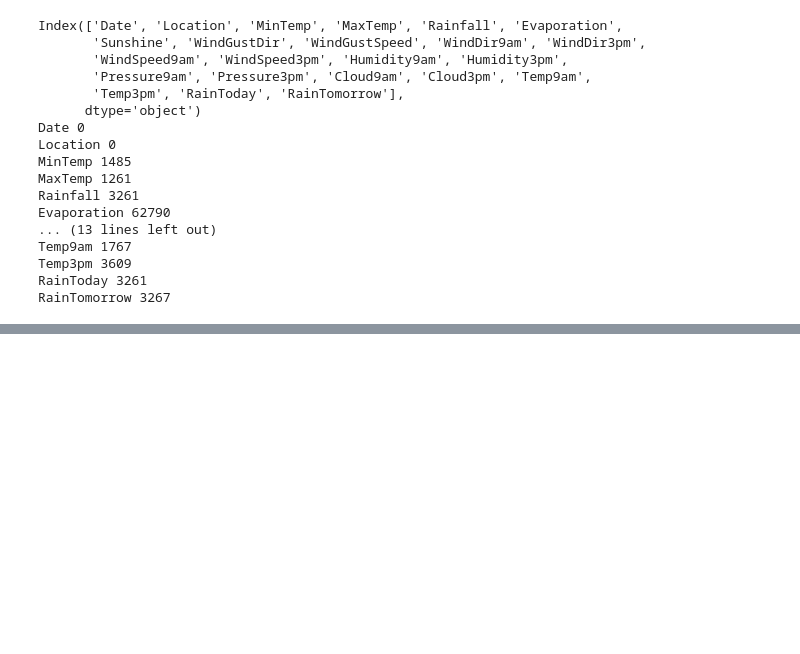
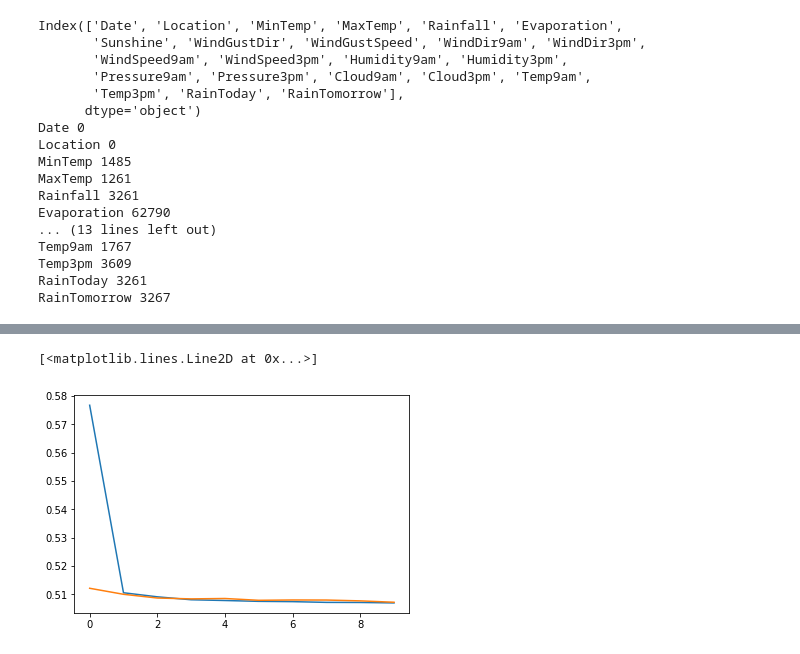
Before and after one commit to dayaniravi123/Machine-Learning-Projects, a Jupyter notebook: Rain_in_AUS.ipynb, the cells around one changed output, grey strips where cells are left out. Saved outputs shown, nothing was run; the diff lists cells and outputs as text; code cells hidden in the pictures; blank space fills up the shorter version.

Commit message:
Train logistic regression model

```diff
--- a/Rain_in_AUS.ipynb
+++ b/Rain_in_AUS.ipynb
@@ -417,0 +416,20 @@ RainTomorrow 3267
+# %%
+## Fit model on processed dataset
+X_train, X_test, y_train, y_test = train_test_split(df.iloc[:, :20], df.iloc[:, 20], test_size= 0.3, random_state = 25)
+# %%
+Model = tf.keras.models.Sequential([
+    layers.Normalization(axis = -1),
+    layers.Dense(32, kernel_regularizer = L1L2(l1=0.001, l2=0.0),input_dim = 20, activation='sigmoid'),
+    layers.Dense(64, kernel_regularizer = L1L2(l1=0.001, l2=0.0),input_dim = 20, activation='sigmoid'),
+    layers.Dense(128, kernel_regularizer = L1L2(l1=0.001, l2=0.0),input_dim = 20, activation='sigmoid'),
+    layers.Dense(64, kernel_regularizer = L1L2(l1=0.001, l2=0.0),input_dim = 20, activation='sigmoid'),
+    layers.Dense(32, kernel_regularizer = L1L2(l1=0.001, l2=0.0),input_dim = 20, activation='sigmoid'),
+    layers.Dense(1, kernel_regularizer = L1L2(l1=0.001, l2=0.0),input_dim = 20, activation='sigmoid')
+
+])
+
+## Compile machine learning model
+
+Model.compile(optimizer = 'RMSprop', loss = 'binary_crossentropy', metrics=['accuracy'])
+# %%
+history = Model.fit(X_train, y_train, epochs= 10, validation_split= 0.2)
@@ -417,0 +457,6 @@ RainTomorrow 3267
+# %%
+plt.plot(history.history['loss'])
+plt.plot(history.history['val_loss'])
+# %% [output]
+[<matplotlib.lines.Line2D at 0x...>]
+[figure, added]
```
Also changed, not shown: parts of 2 cells of this notebook.
